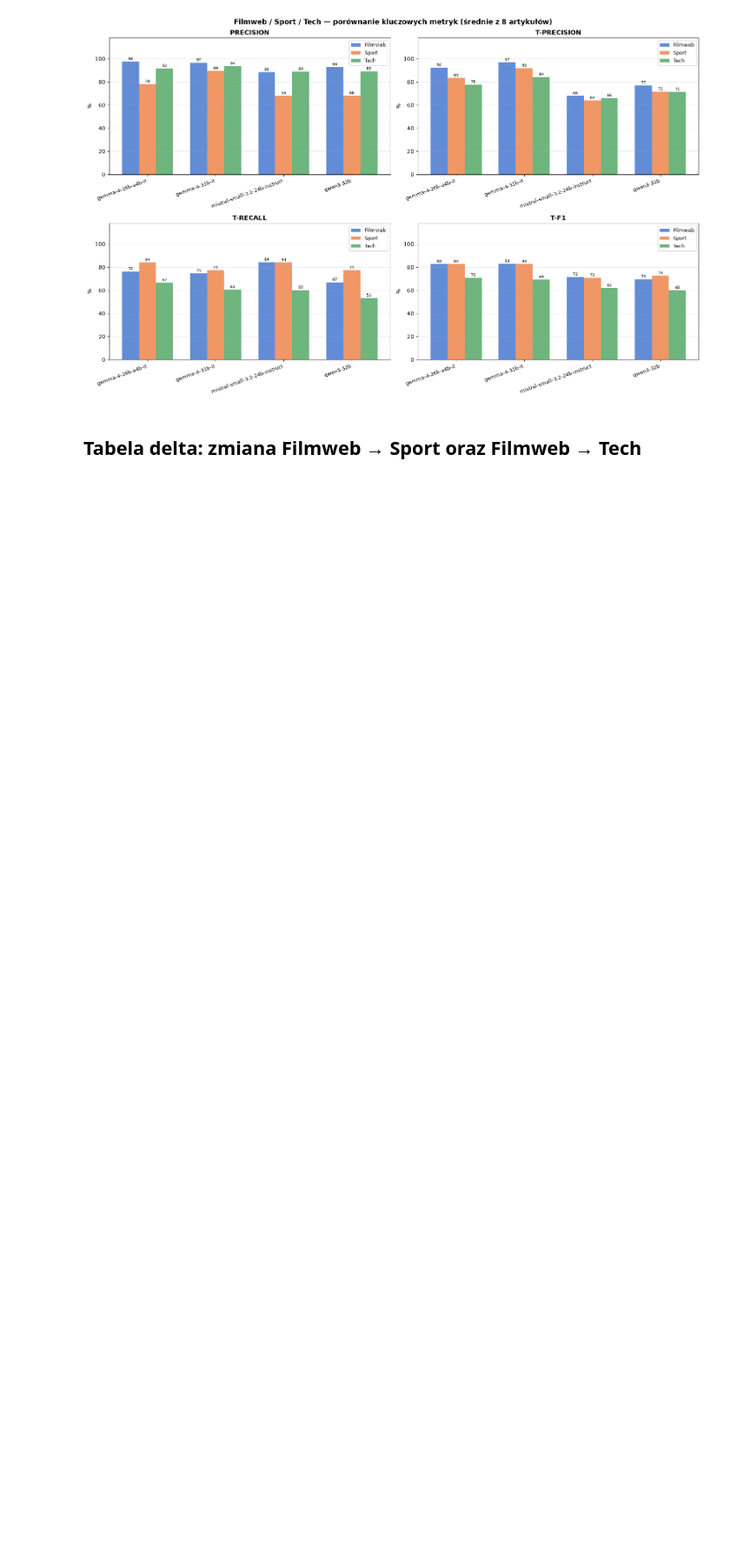
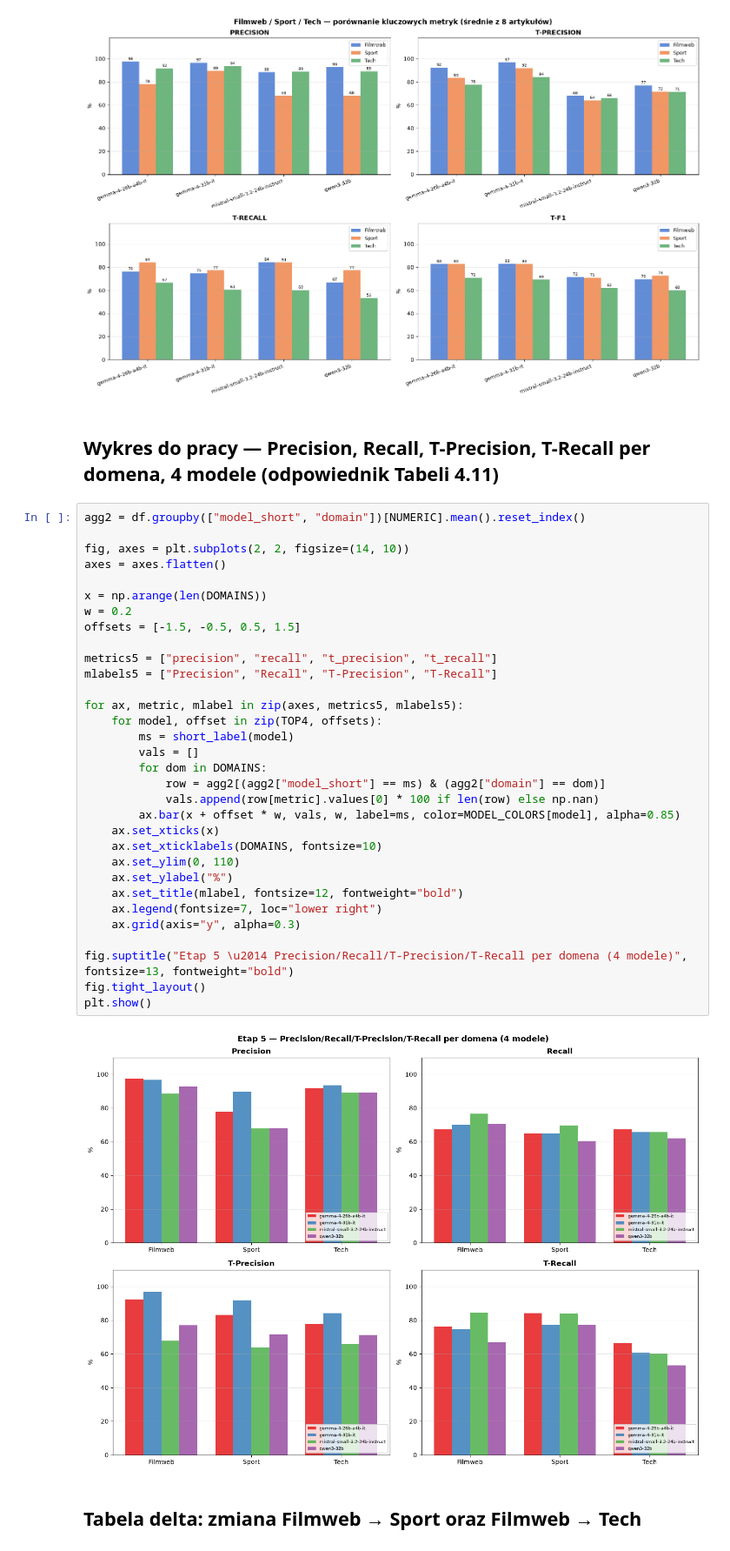
Before and after one commit to Rafal354/RAG-Knowledge-Graph-Builder, a Jupyter notebook: sql/a_steps/step_5_more_domains/analysis.ipynb, the cells around one changed output. Shown at 87% size. Saved outputs shown, nothing was run; the diff lists cells and outputs as text; blank space fills up the shorter version.

```diff
--- a/sql/a_steps/step_5_more_domains/analysis.ipynb
+++ b/sql/a_steps/step_5_more_domains/analysis.ipynb
@@ -162,6 +162,42 @@ fig.tight_layout()
 plt.show()
 # %% [output]
 [figure]
+# %% [markdown]
+## Wykres do pracy — Precision, Recall, T-Precision, T-Recall per domena, 4 modele (odpowiednik Tabeli 4.11)
+# %%
+agg2 = df.groupby(["model_short", "domain"])[NUMERIC].mean().reset_index()
+
+fig, axes = plt.subplots(2, 2, figsize=(14, 10))
+axes = axes.flatten()
+
+x = np.arange(len(DOMAINS))
+w = 0.2
+offsets = [-1.5, -0.5, 0.5, 1.5]
+
+metrics5 = ["precision", "recall", "t_precision", "t_recall"]
+mlabels5 = ["Precision", "Recall", "T-Precision", "T-Recall"]
+
+for ax, metric, mlabel in zip(axes, metrics5, mlabels5):
+    for model, offset in zip(TOP4, offsets):
+        ms = short_label(model)
+        vals = []
+        for dom in DOMAINS:
+            row = agg2[(agg2["model_short"] == ms) & (agg2["domain"] == dom)]
+            vals.append(row[metric].values[0] * 100 if len(row) else np.nan)
+        ax.bar(x + offset * w, vals, w, label=ms, color=MODEL_COLORS[model], alpha=0.85)
+    ax.set_xticks(x)
+    ax.set_xticklabels(DOMAINS, fontsize=10)
+    ax.set_ylim(0, 110)
+    ax.set_ylabel("%")
+    ax.set_title(mlabel, fontsize=12, fontweight="bold")
+    ax.legend(fontsize=7, loc="lower right")
+    ax.grid(axis="y", alpha=0.3)
+
+fig.suptitle("Etap 5 \u2014 Precision/Recall/T-Precision/T-Recall per domena (4 modele)", fontsize=13, fontweight="bold")
+fig.tight_layout()
+plt.show()
+# %% [output]
+[figure, added]
 # %% [markdown]
 ## Tabela delta: zmiana Filmweb → Sport oraz Filmweb → Tech
 # %%
```
Also changed, not shown: parts of 3 cells of this notebook, 6 other files.
